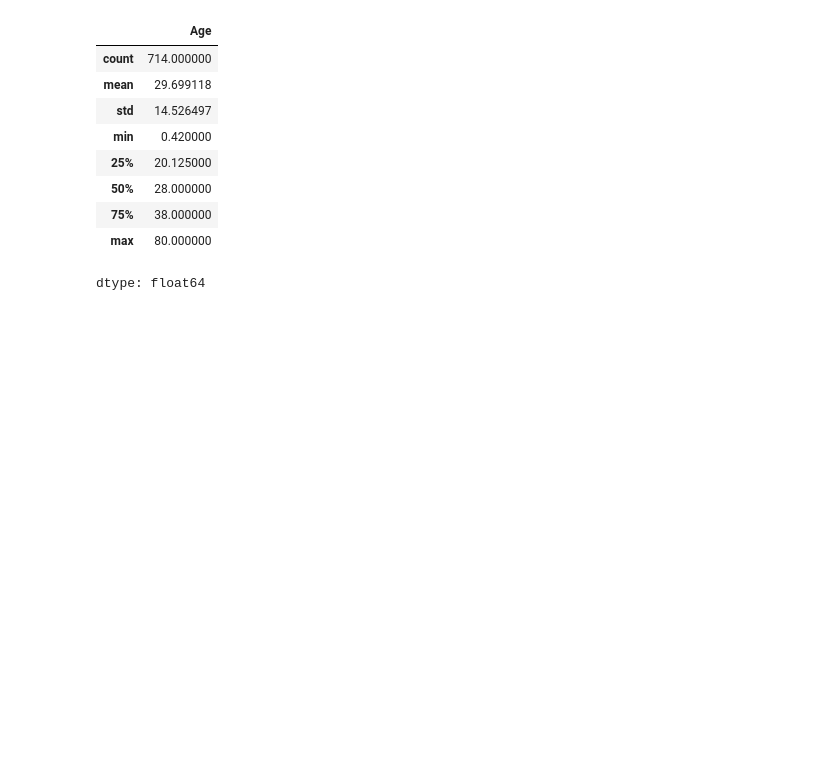
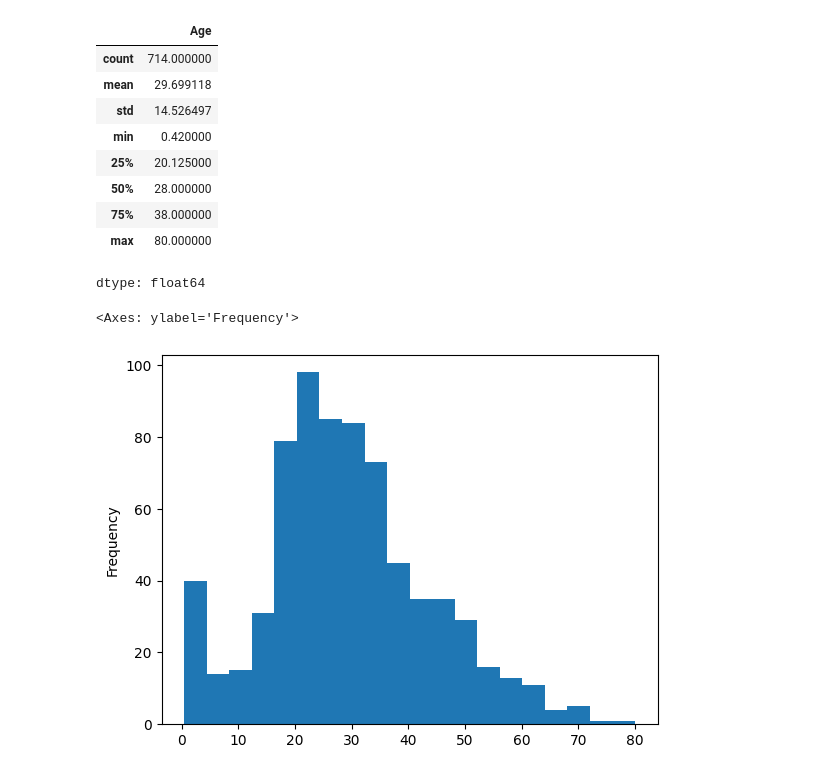
Before and after one commit to GitTanish/DataAnalysis, a Jupyter notebook: eda1.ipynb, the cells around one changed output. Saved outputs shown, nothing was run; the diff lists cells and outputs as text; code cells hidden in the pictures; blank space fills up the shorter version.

```diff
--- a/eda1.ipynb
+++ b/eda1.ipynb
@@ -86,3 +84,8 @@ df['Age'].describe()
 | 75% | 38.000000 |
 | max | 80.000000 |
 dtype: float64
+# %%
+df['Age'].plot(kind='hist',bins=20)
+# %% [output]
+<Axes: ylabel='Frequency'>
+[figure, added]
```
Also changed, not shown: parts of 9 cells of this notebook.
